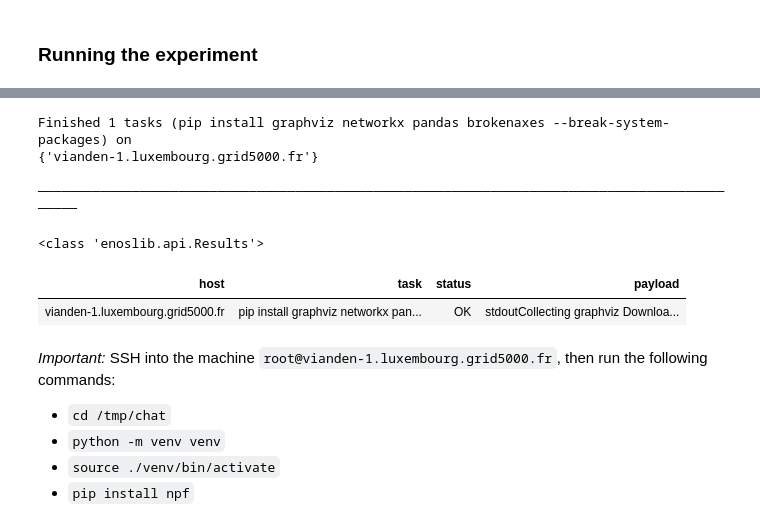
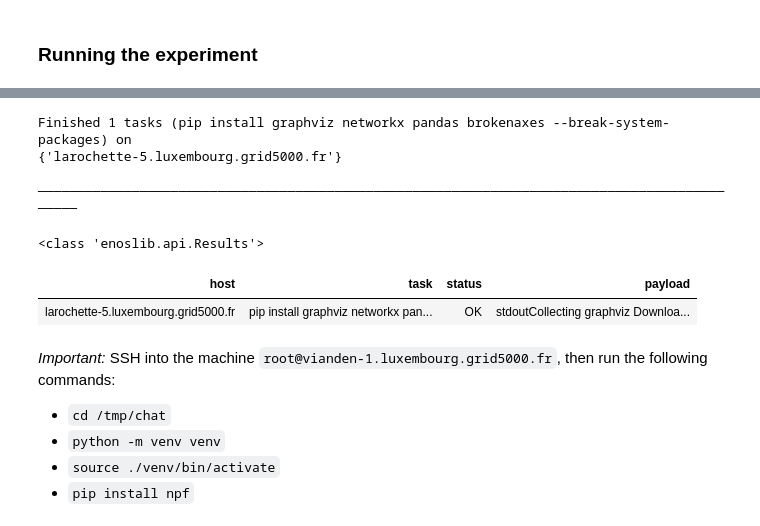
Before and after one commit to zeykafx/fcquic_applications_master_thesis, a Jupyter notebook: evaluations/grid5000/chat_eval_single_node/chat_eval_single_node.ipynb, the cells around one changed output, grey strips where cells are left out. Cells and saved outputs as stored; diff of their text form; code cells hidden in the pictures.

```diff
--- a/evaluations/grid5000/chat_eval_single_node/chat_eval_single_node.ipynb
+++ b/evaluations/grid5000/chat_eval_single_node/chat_eval_single_node.ipynb
@@ -52,7 +52,7 @@ import logging
 import os
 from datetime import datetime, timedelta
 
-conf_file = os.path.join(os.environ.get("HOME"), ".python-grid5000.yaml") # type: ignore
+conf_file = os.path.join(os.environ.get("HOME"), ".python-grid5000.yaml")  # type: ignore
 gk = Grid5000.from_yaml(conf_file)
 
 # map each cluster to its site
@@ -62,34 +62,36 @@ for site in gk.sites.list():
         cluster_to_site[cluster.uid] = site.uid
 
 # JOB CONFIGURATION
-JOB_NAME="fcquic_chat_eval"
-CLUSTER="vianden"
-JOB_WALLTIME=timedelta(hours=4, minutes=30)
+JOB_NAME = "fcquic_local_eval"
+# CLUSTER="vianden"
+CLUSTER = "larochette"
+JOB_WALLTIME = timedelta(hours=2, minutes=0)
 
 # usage policy check: the job cannot cross the day to night boundary at 7pm if it was submitted before 5 pm. Any job started after 5 pm can cross the boundary
 # I had the issue once so this check is there to avoid receiving a usage policy violation email...
 datetime_now = datetime.now()
 job_end_dt = datetime_now + JOB_WALLTIME
-if datetime_now.hour <= 17 and job_end_dt.hour >= 19 and datetime_now.weekday() <= 5: # only check during weekdays
-    raise RuntimeError("This job reservation will violate the usage policy and will cross the day night boundary")
+if (
+    datetime_now.hour <= 17 and job_end_dt.hour >= 19 and datetime_now.weekday() <= 5
+):  # only check during weekdays
+    raise RuntimeError(
+        "This job reservation will violate the usage policy and will cross the day night boundary"
+    )
 
 # Display some general information about the library
 en.check()
 # Enable rich logging
 _ = en.init_logging()
 
-conf = (
-    en.G5kConf.from_settings(
-        job_name=JOB_NAME,
-        walltime=str(JOB_WALLTIME),
-        env_name="debian13-nfs", # using debian13 here, was 12 before
-        job_type=["deploy", "exotic"],
-    )
-    .add_machine(
-        roles=["server"],
-        cluster=CLUSTER,
-        nodes=1,
-    )
+conf = en.G5kConf.from_settings(
+    job_name=JOB_NAME,
+    walltime=str(JOB_WALLTIME),
+    env_name="debian13-nfs",  # using debian13 here, was 12 before
+    job_type=["deploy"],
+).add_machine(
+    roles=["server"],
+    cluster=CLUSTER,
+    nodes=1,
 )
 
 # This will validate the configuration, but not reserve resources yet
@@ -275,17 +360,19 @@ pushed project to node
 # %% [markdown]
 ### Running the experiment
 # %%
-
-en.run_command(f"pip install graphviz networkx pandas brokenaxes --break-system-packages", roles=roles)
+en.run_command(
+    f"pip install graphviz networkx pandas brokenaxes --break-system-packages",
+    roles=roles,
+)
 # %% [output]
 [interactive output not drawn]
 [interactive output not drawn]
 Finished 1 tasks (pip install graphviz networkx pandas brokenaxes --break-system-packages) on
-{'vianden-1.luxembourg.grid5000.fr'}
+{'larochette-5.luxembourg.grid5000.fr'}
 ─────────────────────────────────────────────────────────────────────────────────────────────
 <class 'enoslib.api.Results'>
 | host | task | status | payload |
-| vianden-1.luxembourg.grid5000.fr | pip install graphviz networkx pan... | OK | stdoutCollecting graphviz Downloa... |
+| larochette-5.luxembourg.grid5000.fr | pip install graphviz networkx pan... | OK | stdoutCollecting graphviz Downloa... |
 # %% [markdown]
 *Important:* SSH into the machine `root@vianden-1.luxembourg.grid5000.fr`, then run the following commands:
 - `cd /tmp/chat`
```
Also changed, not shown: parts of 14 cells of this notebook, 14 other files.
